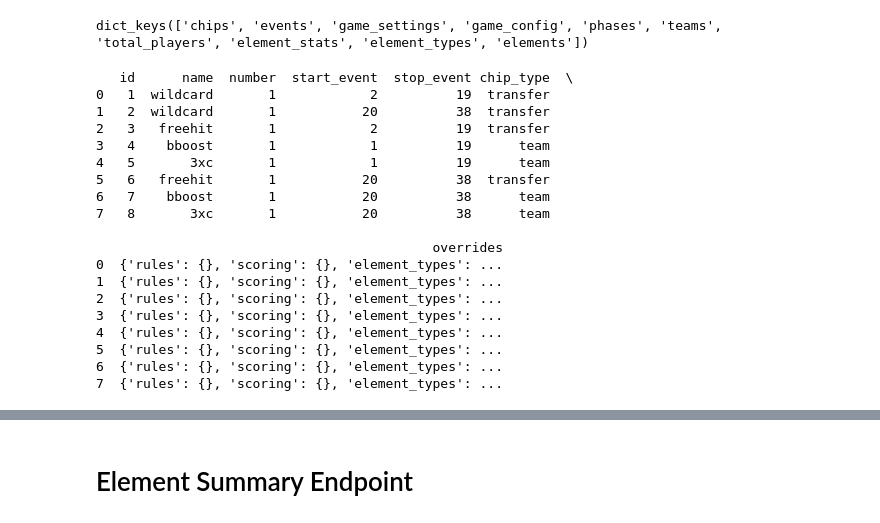
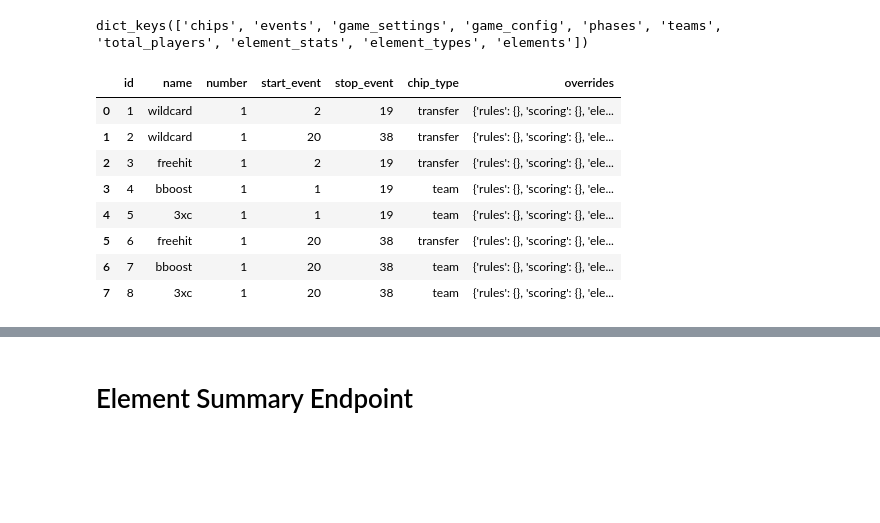
Before and after one commit to Jonesy137/FPLTool, a Jupyter notebook: notebooks/FPLAPI.ipynb, the cells around one changed output, grey strips where cells are left out. Drawn from its saved outputs; the diff is of its cells as text; code cells hidden in the pictures; blank space fills up the shorter version.

```diff
--- a/notebooks/FPLAPI.ipynb
+++ b/notebooks/FPLAPI.ipynb
@@ -17,27 +24,17 @@ dict_keys(['chips', 'events', 'game_settings', 'game_config', 'phases', 'teams',
 # %%
 # lists chips available to FPL managers and the windows (GWs) they can be used
 chips_df = pd.DataFrame(r['chips'])
-print(chips_df)
+chips_df
 # %% [output]
-   id      name  number  start_event  stop_event chip_type  \
-0   1  wildcard       1            2          19  transfer
-1   2  wildcard       1           20          38  transfer
-2   3   freehit       1            2          19  transfer
-3   4    bboost       1            1          19      team
-4   5       3xc       1            1          19      team
-5   6   freehit       1           20          38  transfer
-6   7    bboost       1           20          38      team
-7   8       3xc       1           20          38      team
-
-                                           overrides
-0  {'rules': {}, 'scoring': {}, 'element_types': ...
-1  {'rules': {}, 'scoring': {}, 'element_types': ...
-2  {'rules': {}, 'scoring': {}, 'element_types': ...
-3  {'rules': {}, 'scoring': {}, 'element_types': ...
-4  {'rules': {}, 'scoring': {}, 'element_types': ...
-5  {'rules': {}, 'scoring': {}, 'element_types': ...
-6  {'rules': {}, 'scoring': {}, 'element_types': ...
-7  {'rules': {}, 'scoring': {}, 'element_types': ...
+|  | id | name | number | start_event | stop_event | chip_type | overrides |
+| 0 | 1 | wildcard | 1 | 2 | 19 | transfer | {'rules': {}, 'scoring': {}, 'ele... |
+| 1 | 2 | wildcard | 1 | 20 | 38 | transfer | {'rules': {}, 'scoring': {}, 'ele... |
+| 2 | 3 | freehit | 1 | 2 | 19 | transfer | {'rules': {}, 'scoring': {}, 'ele... |
+| 3 | 4 | bboost | 1 | 1 | 19 | team | {'rules': {}, 'scoring': {}, 'ele... |
+| 4 | 5 | 3xc | 1 | 1 | 19 | team | {'rules': {}, 'scoring': {}, 'ele... |
+| 5 | 6 | freehit | 1 | 20 | 38 | transfer | {'rules': {}, 'scoring': {}, 'ele... |
+| 6 | 7 | bboost | 1 | 20 | 38 | team | {'rules': {}, 'scoring': {}, 'ele... |
+| 7 | 8 | 3xc | 1 | 20 | 38 | team | {'rules': {}, 'scoring': {}, 'ele... |
 # %%
 # List of all gws, deadlines and stats --> events = GWs
 events_df = pd.DataFrame(r['events'])
```
Also changed, not shown: parts of 15 cells of this notebook.
